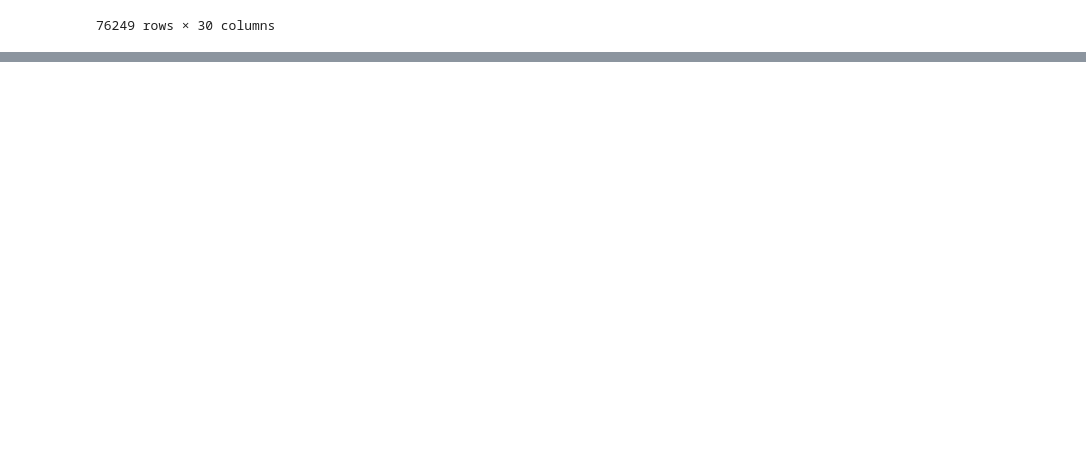
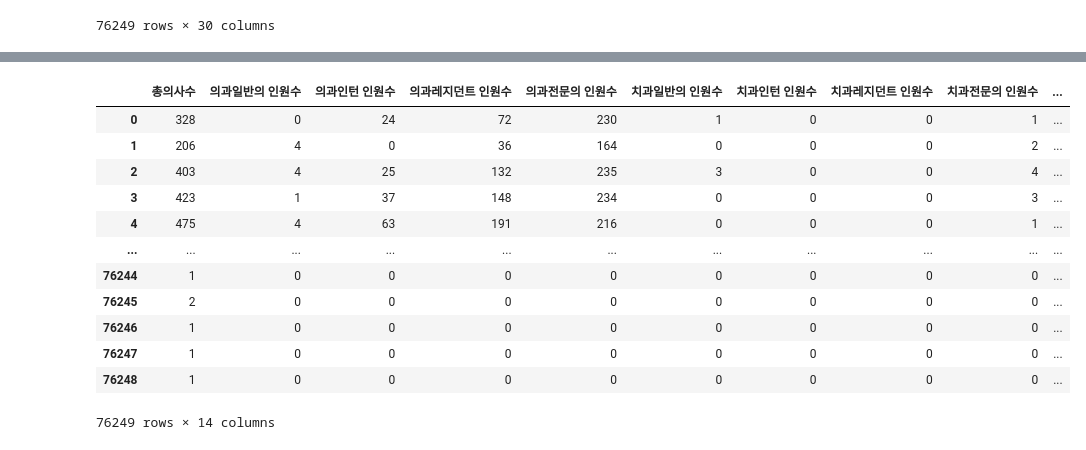
Before and after one commit to qooqookeke/car_greenhouse_gas, a Jupyter notebook: hospital.ipynb, the cells around one changed output, grey strips where cells are left out. Saved outputs shown, nothing was run; the diff lists cells and outputs as text; code cells hidden in the pictures; blank space fills up the shorter version.

```diff
--- a/hospital.ipynb
+++ b/hospital.ipynb
@@ -531,0 +846,16 @@ Name: count, Length: 646, dtype: int64
+# %%
+df.iloc[:, 14:28]
+# %% [output]
+|  | 총의사수 | 의과일반의 인원수 | 의과인턴 인원수 | 의과레지던트 인원수 | 의과전문의 인원수 | 치과일반의 인원수 | 치과인턴 인원수 | 치과레지던트 인원수 | 치과전문의 인원수 | ... |
+| 0 | 328 | 0 | 24 | 72 | 230 | 1 | 0 | 0 | 1 | ... |
+| 1 | 206 | 4 | 0 | 36 | 164 | 0 | 0 | 0 | 2 | ... |
+| 2 | 403 | 4 | 25 | 132 | 235 | 3 | 0 | 0 | 4 | ... |
+| 3 | 423 | 1 | 37 | 148 | 234 | 0 | 0 | 0 | 3 | ... |
+| 4 | 475 | 4 | 63 | 191 | 216 | 0 | 0 | 0 | 1 | ... |
+| ... | ... | ... | ... | ... | ... | ... | ... | ... | ... | ... |
+| 76244 | 1 | 0 | 0 | 0 | 0 | 0 | 0 | 0 | 0 | ... |
+| 76245 | 2 | 0 | 0 | 0 | 0 | 0 | 0 | 0 | 0 | ... |
+| 76246 | 1 | 0 | 0 | 0 | 0 | 0 | 0 | 0 | 0 | ... |
+| 76247 | 1 | 0 | 0 | 0 | 0 | 0 | 0 | 0 | 0 | ... |
+| 76248 | 1 | 0 | 0 | 0 | 0 | 0 | 0 | 0 | 0 | ... |
+76249 rows × 14 columns
```
Also changed, not shown: parts of 48 cells of this notebook.
